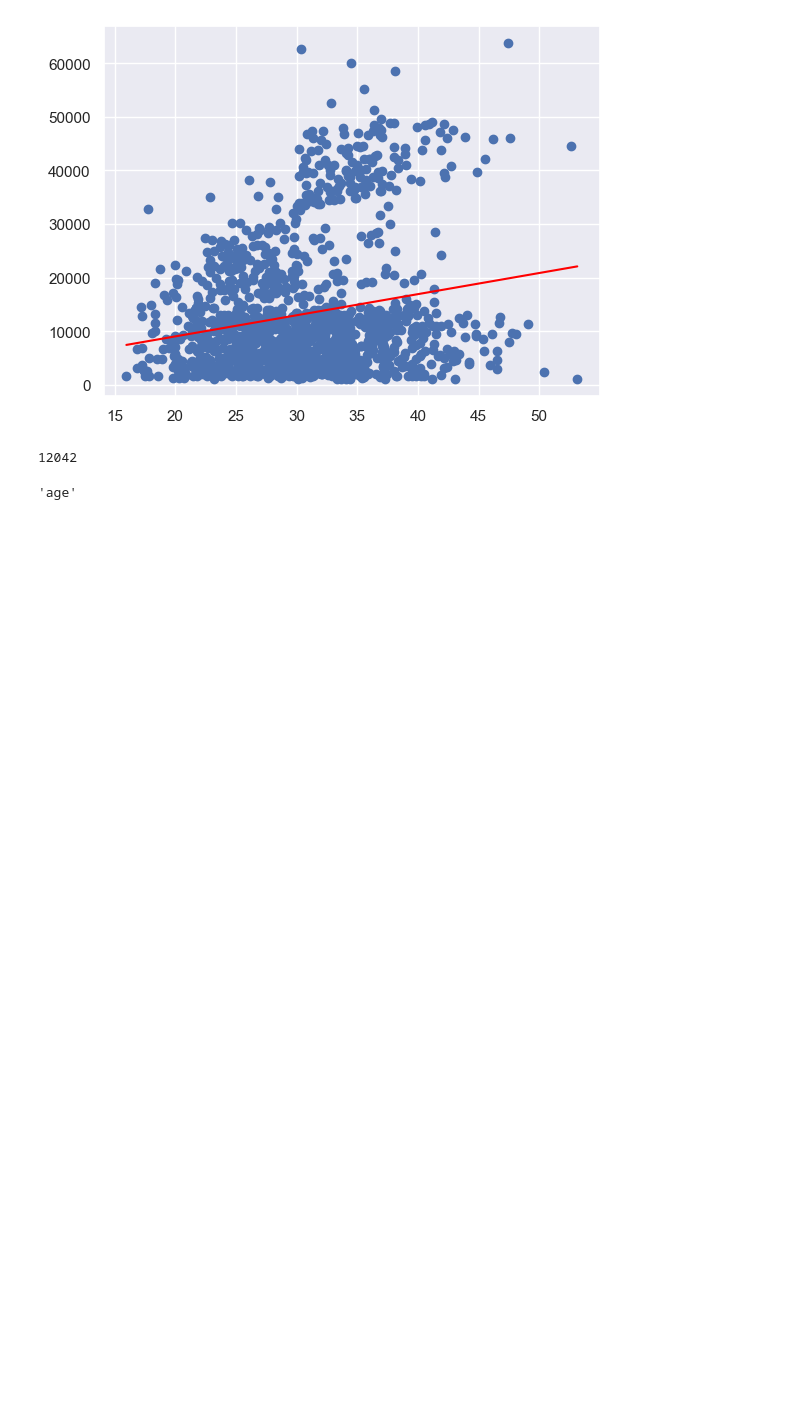
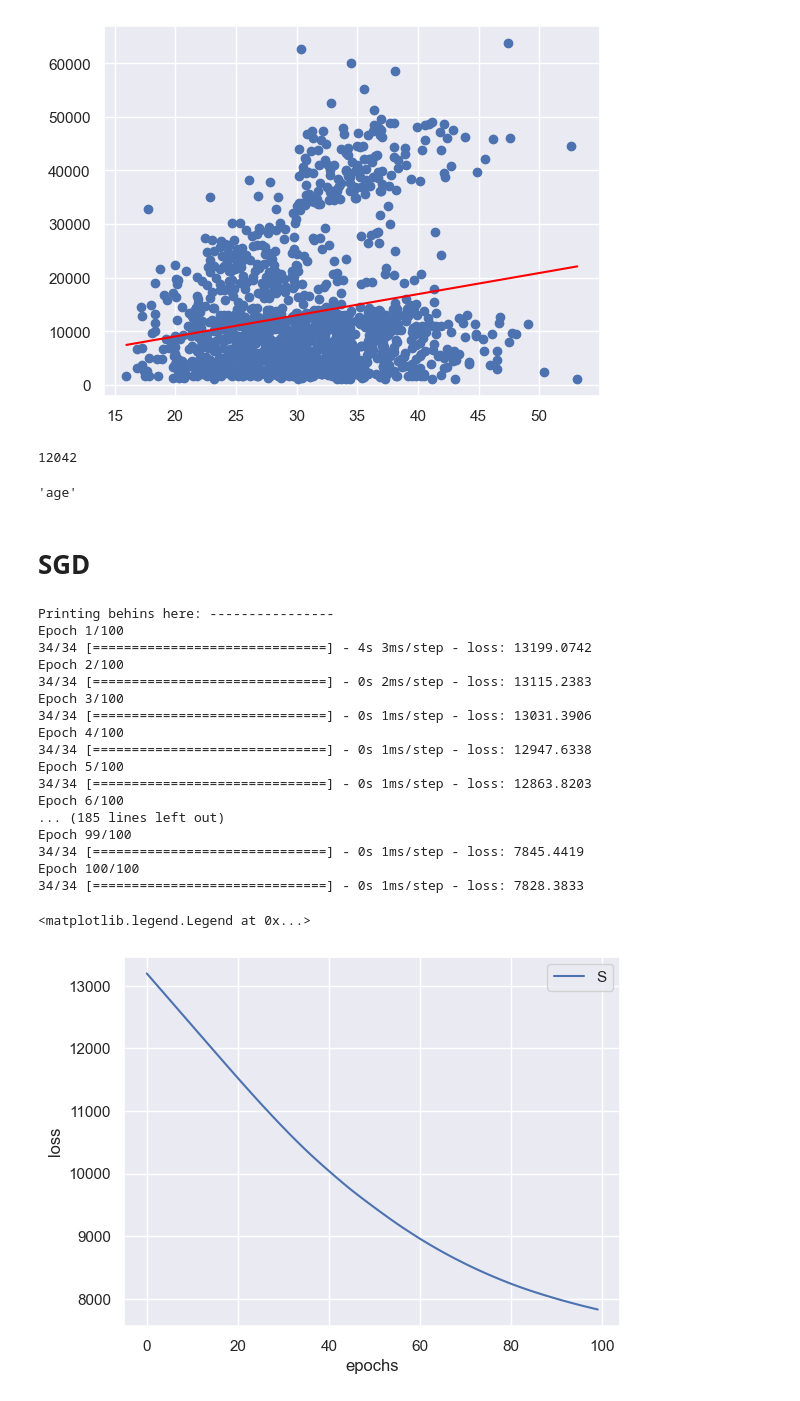
Before and after one commit to Ayushrawat-cmd/STPI-internship, a Jupyter notebook: model1.ipynb, the cells around one changed output. Saved outputs shown, nothing was run; the diff lists cells and outputs as text; code cells hidden in the pictures; blank space fills up the shorter version.

Commit message:
update model1

```diff
--- a/model1.ipynb
+++ b/model1.ipynb
@@ -236,3 +236,5 @@ X.size
 X.columns[0]
 # %% [output]
 'age'
+# %% [markdown]
+# SGD
@@ -238,0 +252,38 @@ X.columns[0]
+# %%
+#SGD
+# Use the required optimizer to compile the model
+
+model = Sequential()
+model.add(Dense(1))
+
+print("Printing behins here: ----------------")
+model.compile(optimizer=tf.keras.optimizers.SGD(learning_rate=0.001,momentum=0.0,
+    nesterov=False,),loss=tf.keras.losses.mean_absolute_error)
+train = model.fit(x_train,y_train,epochs=100)
+
+#loss over time
+plt.plot(train.history['loss'],label='loss')
+plt.xlabel('epochs')
+plt.ylabel('loss')
+plt.legend('SGD')
+# model.predict(x_test,y_test)
+# %% [output]
+Printing behins here: ----------------
+Epoch 1/100
+34/34 [==============================] - 4s 3ms/step - loss: 13199.0742
+Epoch 2/100
+34/34 [==============================] - 0s 2ms/step - loss: 13115.2383
+Epoch 3/100
+34/34 [==============================] - 0s 1ms/step - loss: 13031.3906
+Epoch 4/100
+34/34 [==============================] - 0s 1ms/step - loss: 12947.6338
+Epoch 5/100
+34/34 [==============================] - 0s 1ms/step - loss: 12863.8203
+Epoch 6/100
+... (185 lines left out)
+Epoch 99/100
+34/34 [==============================] - 0s 1ms/step - loss: 7845.4419
+Epoch 100/100
+34/34 [==============================] - 0s 1ms/step - loss: 7828.3833
+<matplotlib.legend.Legend at 0x...>
+[figure, added]
```
Also changed, not shown: parts of 12 cells of this notebook.
